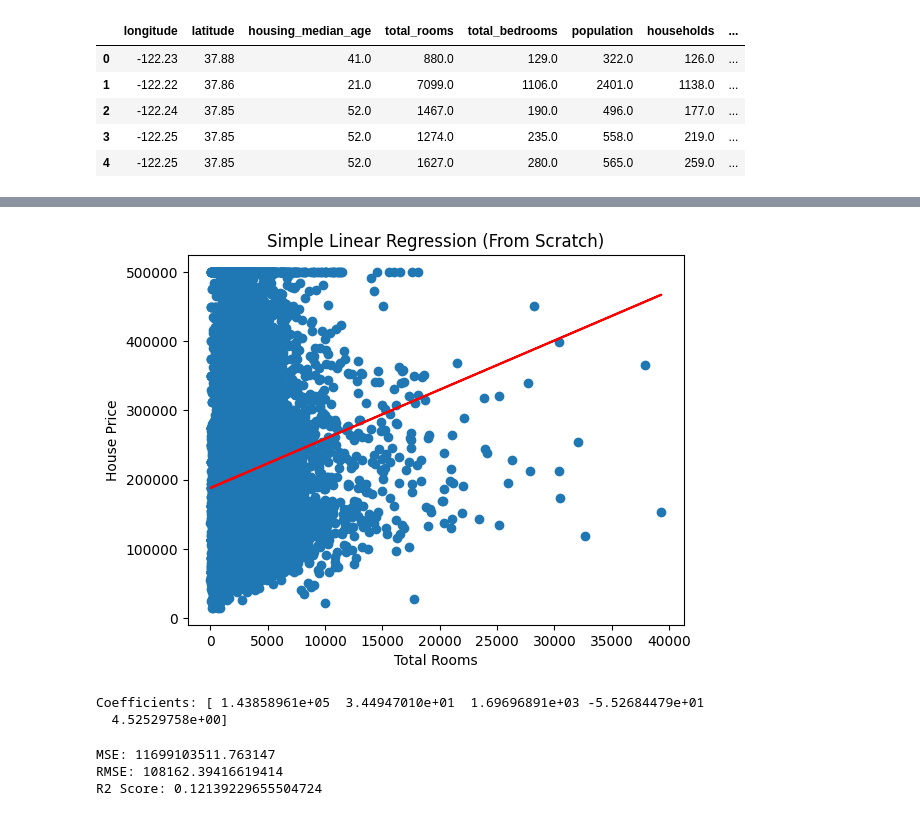
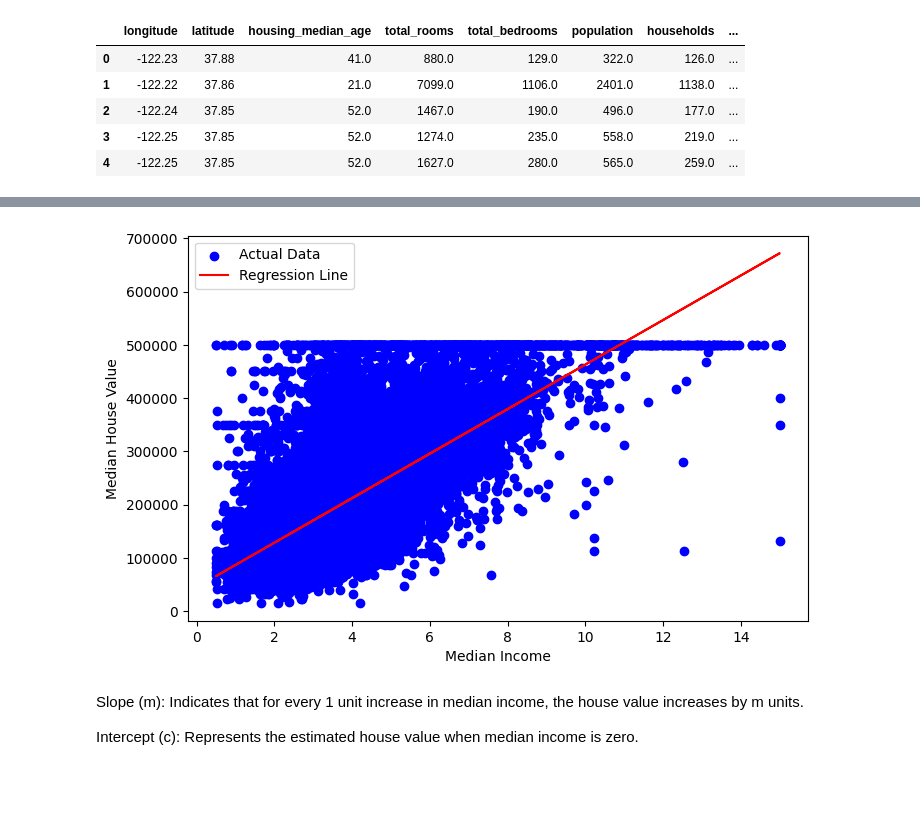
Before and after one commit to Adhittiyaca/House--Price-Prediction, a Jupyter notebook: Adhittiyaca_model.ipynb, the cells around one changed output, grey strips where cells are left out. Drawn from its saved outputs; the diff is of its cells as text; code cells hidden in the pictures; blank space fills up the shorter version.

```diff
--- a/Adhittiyaca_model.ipynb
+++ b/Adhittiyaca_model.ipynb
@@ -87,26 +169,2 @@ Intercept (c): 188152.5153420206
 # %%
-y_pred = m * x + c
+Y_pred = m * X + c
-# %%
-plt.scatter(x, y)
-plt.plot(x, y_pred, color='red')
-plt.xlabel("Total Rooms")
-plt.ylabel("House Price")
-plt.title("Simple Linear Regression (From Scratch)")
-plt.show()
-# %% [output]
-[figure, removed]
-# %%
-# Features
-X = df[['total_rooms', 'housing_median_age', 'population', 'households']].values
-y = df['median_house_value'].values
-
-# Add bias (1 column)
-X = np.c_[np.ones(X.shape[0]), X]
-
-# Beta calculation
-beta = np.linalg.inv(X.T @ X) @ X.T @ y
-
-print("Coefficients:", beta)
-# %% [output]
-Coefficients: [ 1.43858961e+05  3.44947010e+01  1.69696891e+03 -5.52684479e+01
-  4.52529758e+00]
@@ -116,19 +171,15 @@ Coefficients: [ 1.43858961e+05  3.44947010e+01  1.69696891e+03 -5.52684479e+01
-# %%
-# MSE
-mse = np.mean((y - y_pred)**2)
-
-# RMSE
-rmse = np.sqrt(mse)
-
-# R2
-ss_res = np.sum((y - y_pred)**2)
-ss_tot = np.sum((y - np.mean(y))**2)
-r2 = 1 - (ss_res / ss_tot)
-
-print("MSE:", mse)
-print("RMSE:", rmse)
-print("R2 Score:", r2)
-# %% [output]
-MSE: 11699103511.763147
-RMSE: 108162.39416619414
-R2 Score: 0.12139229655504724
+# %%
+plt.figure(figsize=(8,5))
+plt.scatter(X, Y, color='blue', label='Actual Data')
+plt.plot(X, Y_pred, color='red', label='Regression Line')
+plt.xlabel("Median Income")
+plt.ylabel("Median House Value")
+plt.legend()
+plt.show()
+# %% [output]
+[figure, added]
+# %% [markdown]
+Slope (m): Indicates that for every 1 unit increase in median income,
+the house value increases by m units.
+
+Intercept (c): Represents the estimated house value when median income is zero.
```
Also changed, not shown: parts of 14 cells of this notebook.
